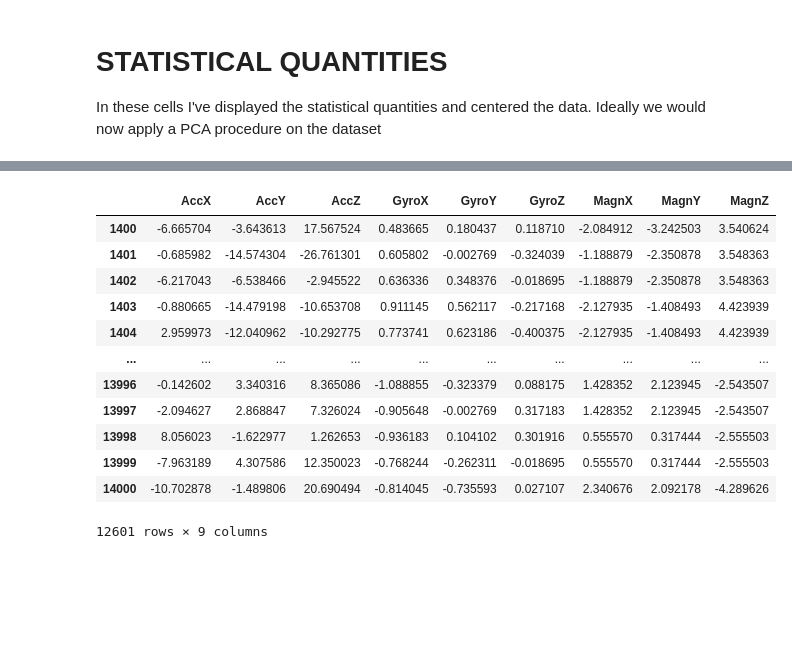
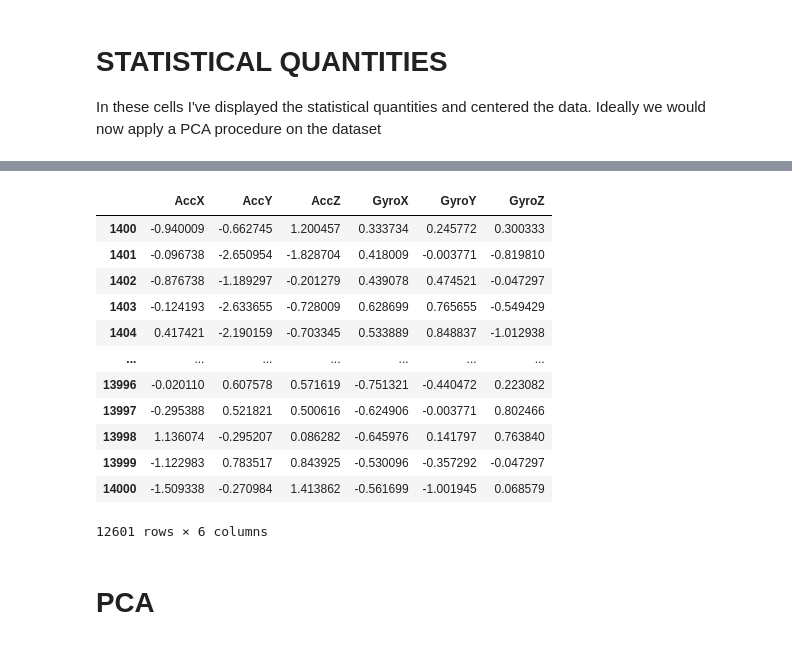
Before and after one commit to AleCapoPhys/HeartRateEstimation, a Jupyter notebook: Project_Clean_data.ipynb, the cells around one changed output, grey strips where cells are left out. Cells and saved outputs as stored; diff of their text form; code cells hidden in the pictures; blank space fills up the shorter version.

```diff
--- a/Project_Clean_data.ipynb
+++ b/Project_Clean_data.ipynb
@@ -187,6 +187,6 @@ plt.show()
 ## Remove unimportant columns and limit time between thresholds
 # %%
 df_time_frame = df.loc[(df['Time'] >= 7) & (df['Time'] <= 70)] #limit analysis in specified time frame
-df_time_frame= df_time_frame.drop(['Log Mode', 'Log Freq', 'Timestamp','qw', 'qi', 'qj', 'qk', 'Time'], axis=1) #drop uninmportant columns
+df_time_frame= df_time_frame.drop(['Log Mode', 'Log Freq', 'Timestamp','qw', 'qi', 'qj', 'qk', 'Time', 'MagnX', 'MagnY', 'MagnZ'], axis=1) #drop uninmportant columns
 display(df_time_frame)
 # %% [output]
@@ -218,6 +218,9 @@ statistics = pd.DataFrame({
 
 display(statistics)
 
-centered_df = df_time_frame - statistics.iloc[0]
-display(centered_df)
+centered_df = (df_time_frame - statistics.iloc[0])
+
+standardized_df = centered_df/statistics.iloc[3]
+
+display(standardized_df)
 # %% [output]
@@ -231,13 +234,15 @@ display(centered_df)
-|  | AccX | AccY | AccZ | GyroX | GyroY | GyroZ | MagnX | MagnY | MagnZ |
-| 1400 | -6.665704 | -3.643613 | 17.567524 | 0.483665 | 0.180437 | 0.118710 | -2.084912 | -3.242503 | 3.540624 |
-| 1401 | -0.685982 | -14.574304 | -26.761301 | 0.605802 | -0.002769 | -0.324039 | -1.188879 | -2.350878 | 3.548363 |
-| 1402 | -6.217043 | -6.538466 | -2.945522 | 0.636336 | 0.348376 | -0.018695 | -1.188879 | -2.350878 | 3.548363 |
-| 1403 | -0.880665 | -14.479198 | -10.653708 | 0.911145 | 0.562117 | -0.217168 | -2.127935 | -1.408493 | 4.423939 |
-| 1404 | 2.959973 | -12.040962 | -10.292775 | 0.773741 | 0.623186 | -0.400375 | -2.127935 | -1.408493 | 4.423939 |
-| ... | ... | ... | ... | ... | ... | ... | ... | ... | ... |
-| 13996 | -0.142602 | 3.340316 | 8.365086 | -1.088855 | -0.323379 | 0.088175 | 1.428352 | 2.123945 | -2.543507 |
-| 13997 | -2.094627 | 2.868847 | 7.326024 | -0.905648 | -0.002769 | 0.317183 | 1.428352 | 2.123945 | -2.543507 |
-| 13998 | 8.056023 | -1.622977 | 1.262653 | -0.936183 | 0.104102 | 0.301916 | 0.555570 | 0.317444 | -2.555503 |
-| 13999 | -7.963189 | 4.307586 | 12.350023 | -0.768244 | -0.262311 | -0.018695 | 0.555570 | 0.317444 | -2.555503 |
-| 14000 | -10.702878 | -1.489806 | 20.690494 | -0.814045 | -0.735593 | 0.027107 | 2.340676 | 2.092178 | -4.289626 |
+|  | AccX | AccY | AccZ | GyroX | GyroY | GyroZ |
+| 1400 | -0.940009 | -0.662745 | 1.200457 | 0.333734 | 0.245772 | 0.300333 |
+| 1401 | -0.096738 | -2.650954 | -1.828704 | 0.418009 | -0.003771 | -0.819810 |
+| 1402 | -0.876738 | -1.189297 | -0.201279 | 0.439078 | 0.474521 | -0.047297 |
+| 1403 | -0.124193 | -2.633655 | -0.728009 | 0.628699 | 0.765655 | -0.549429 |
+| 1404 | 0.417421 | -2.190159 | -0.703345 | 0.533889 | 0.848837 | -1.012938 |
+| ... | ... | ... | ... | ... | ... | ... |
+| 13996 | -0.020110 | 0.607578 | 0.571619 | -0.751321 | -0.440472 | 0.223082 |
+| 13997 | -0.295388 | 0.521821 | 0.500616 | -0.624906 | -0.003771 | 0.802466 |
+| 13998 | 1.136074 | -0.295207 | 0.086282 | -0.645976 | 0.141797 | 0.763840 |
+| 13999 | -1.122983 | 0.783517 | 0.843925 | -0.530096 | -0.357292 | -0.047297 |
+| 14000 | -1.509338 | -0.270984 | 1.413862 | -0.561699 | -1.001945 | 0.068579 |
-12601 rows × 9 columns
+12601 rows × 6 columns
+# %% [markdown]
+# PCA
```
Also changed, not shown: parts of 5 cells of this notebook.
